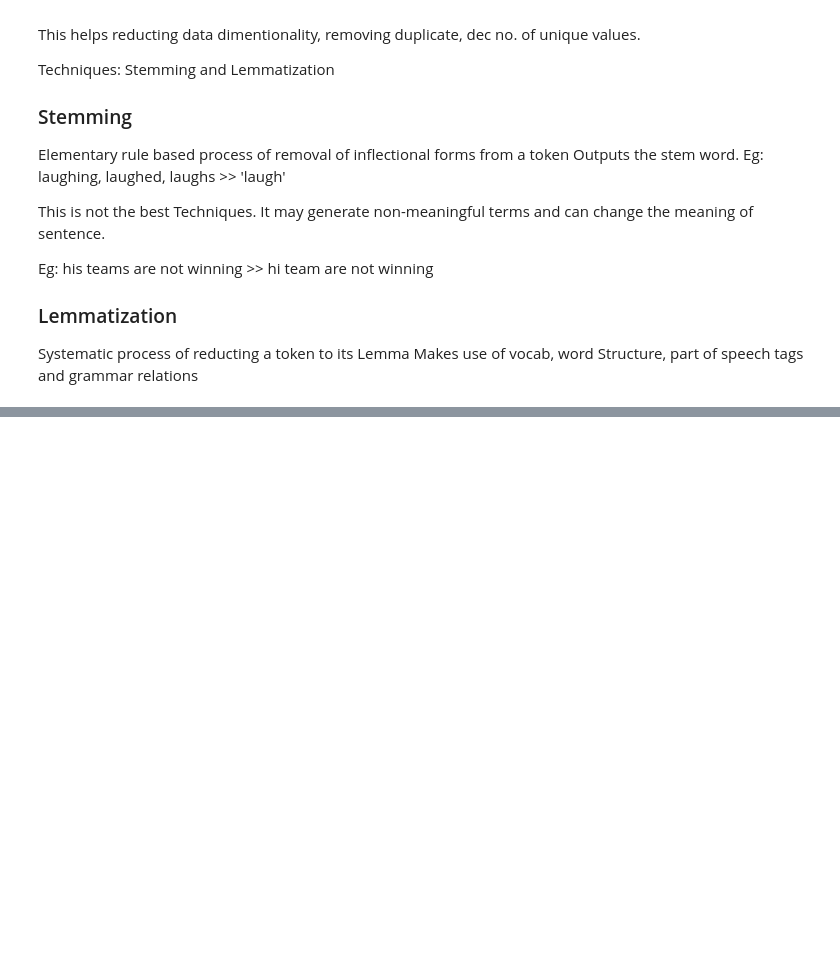
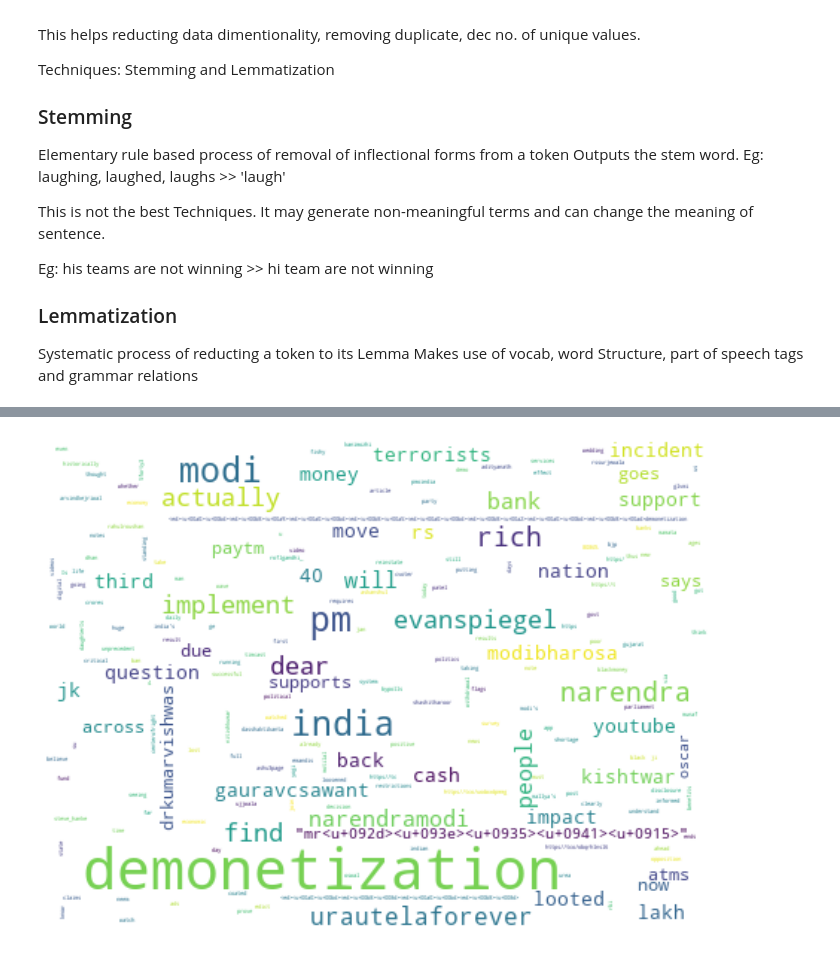
Before and after one commit to Neelam-Singhal/ds, a Jupyter notebook: nlp.ipynb, the cells around one changed output, grey strips where cells are left out. Cells and saved outputs as stored; diff of their text form; code cells hidden in the pictures; blank space fills up the shorter version.

```diff
--- a/nlp.ipynb
+++ b/nlp.ipynb
@@ -105,0 +148,9 @@ dataset.head()
+# %%
+#text cleaning
+
+def clean_text(text):
+    text = re.sub(r'RT', '', text)
+    text = re.sub(r'&amp;', '', text)
+    text = re.sub(r'[?!.;:,#@-]', '', text)
+    text = text.lower()
+    return text
@@ -105,0 +163,2 @@ dataset.head()
+# %%
+text = dataset.text.apply(lambda x:clean_text(x))
@@ -105,0 +180,12 @@ dataset.head()
+# %%
+word_freq = gen_freq(text.str)*100
+
+word_freq = word_freq.drop(labels=STOPWORDS, errors='ignore')
+wc = WordCloud(width=450, height=330, max_words=200, background_color='white').generate_from_frequencies(word_freq)
+
+plt.figure(figsize=(12, 14))
+plt.imshow(wc, interpolation='bilinear')
+plt.axis('off')
+plt.show()
+# %% [output]
+[figure, added]
```
Also changed, not shown: parts of 6 cells of this notebook.
